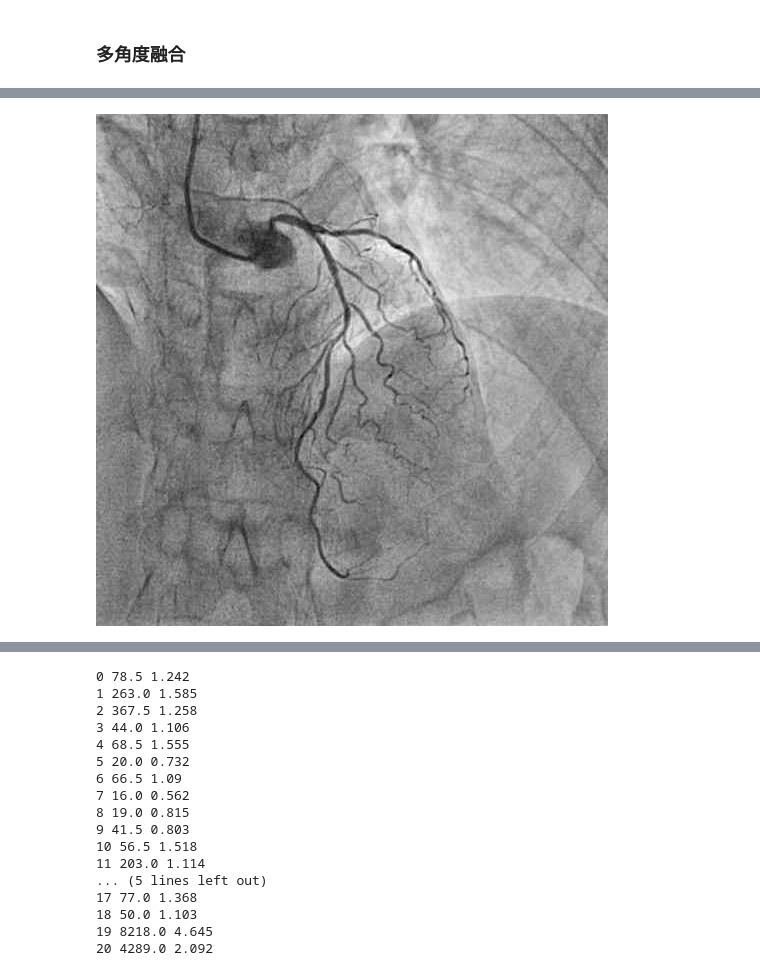
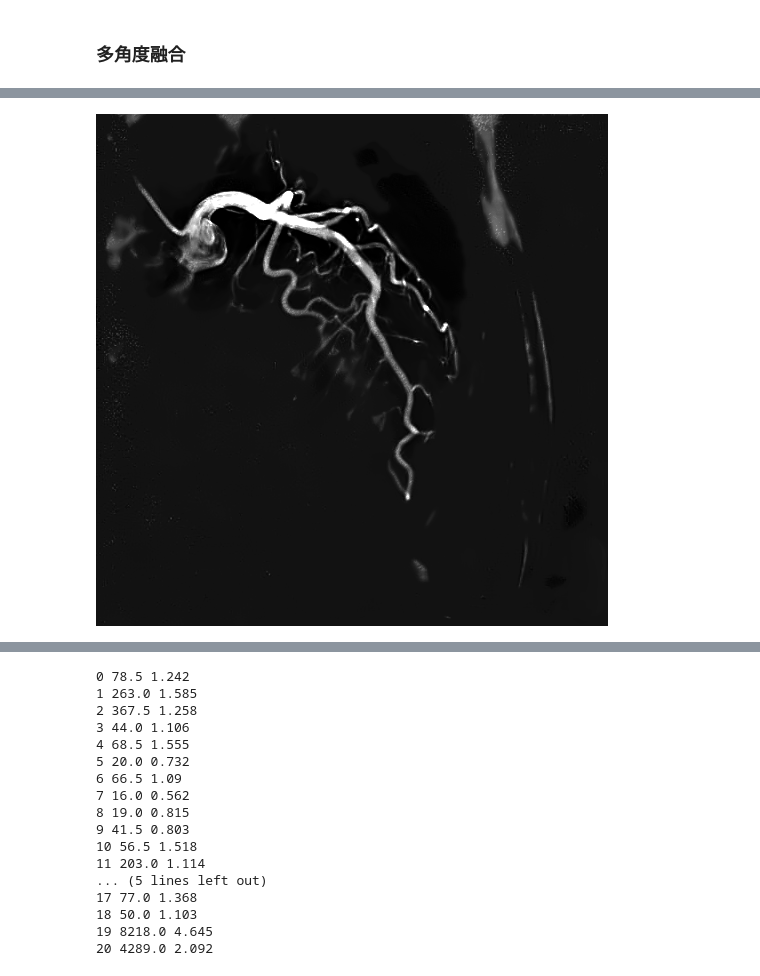
Before and after one commit to newfyu/DSAGAN, a Jupyter notebook: dev-Copy1.ipynb, the cells around one changed output, grey strips where cells are left out. Cells and saved outputs as stored; diff of their text form; code cells hidden in the pictures.

```diff
--- a/dev-Copy1.ipynb
+++ b/dev-Copy1.ipynb
@@ -93,4 +99,4 @@ fg_000084_17
-# %%
-B1
-# %% [output]
-[figure, removed]
+# %%
+out_merge
+# %% [output]
+[figure, added]
```
Also changed, not shown: parts of 3 cells of this notebook, 3 other files.
